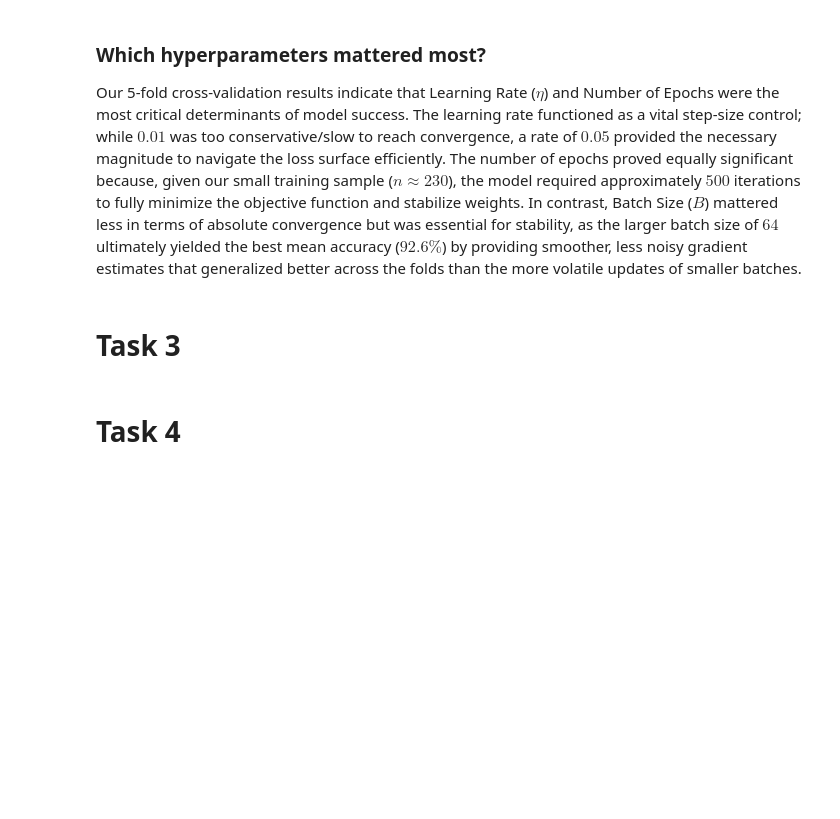
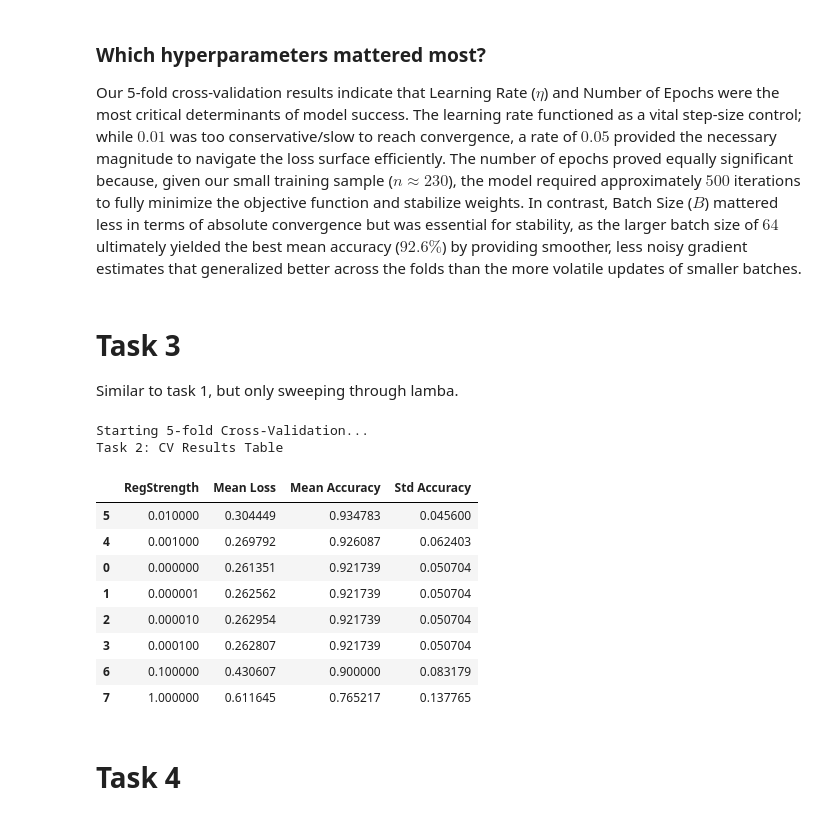
Before and after one commit to jacktheplant/assignment_2, a Jupyter notebook: assignment2.ipynb, the cells around one changed output. Drawn from its saved outputs; the diff is of its cells as text; code cells hidden in the pictures; blank space fills up the shorter version.

Commit message:
started task 3

```diff
--- a/assignment2.ipynb
+++ b/assignment2.ipynb
@@ -468,5 +468,75 @@ Task 2: CV Results Table
  Our 5-fold cross-validation results indicate that Learning Rate ($\eta$) and Number of Epochs were the most critical determinants of model success. The learning rate functioned as a vital step-size control; while $0.01$ was too conservative/slow to reach convergence, a rate of $0.05$ provided the necessary magnitude to navigate the loss surface efficiently. The number of epochs proved equally significant because, given our small training sample ($n \approx 230$), the model required approximately $500$ iterations to fully minimize the objective function and stabilize weights. In contrast, Batch Size ($B$) mattered less in terms of absolute convergence but was essential for stability, as the larger batch size of $64$ ultimately yielded the best mean accuracy ($92.6\%$) by providing smoother, less noisy gradient estimates that generalized better across the folds than the more volatile updates of smaller batches.
 # %% [markdown]
 # Task 3
+
+Similar to task 1, but only sweeping through lamba.
+# %%
+import pandas as pd
+
+# Define Hyperparameter Grid - Most of these are now constants
+learning_rate = 0.1
+batch_size = 16
+epochs = 200
+K = 5 # Number of folds
+lambdas = [0, 1e-6, 1e-5, 1e-4, 1e-3, 1e-2, 1e-1, 1]
+
+results_list = []
+
+# Create K-fold indices manually
+indices = np.arange(len(y_train))
+np.random.shuffle(indices)
+folds = np.array_split(indices, K)
+
+print(f"Starting {K}-fold Cross-Validation...")
+
+for lambda_ in lambdas:
+    fold_losses = []
+    fold_accuracies = []
+
+    for i in range(K):
+        # Split into train/val for this fold
+        val_idx = folds[i]
+        train_idx = np.concatenate([folds[j] for j in range(K) if j != i])
+
+        x_cv_train, y_cv_train = X_train[train_idx], y_train[train_idx]
+        x_cv_val, y_cv_val = X_train[val_idx], y_train[val_idx]
+
+        # Initialize and train model (using different lambdas)
+        model = LogisticRegressionSGD(learning_rate=learning_rate, epochs=epochs, batch_size=batch_size, reg_lambda=lambda_)
+        model.fit(x_cv_train, y_cv_train)
+
+        # We need to add the bias column to validation set for testing
+        x_cv_val_wb = np.column_stack([np.ones(len(x_cv_val)), x_cv_val])
+        loss = model.compute_cross_entropy_loss(x_cv_val_wb, y_cv_val)
+        preds = (model.sigmoid(np.dot(x_cv_val_wb, model.w)) >= 0.5).astype(int)
+        acc = np.mean(preds == y_cv_val)
+
+        fold_losses.append(loss)
+        fold_accuracies.append(acc)
+
+    # Record average results for this hyperparameter setting
+    results_list.append({
+        'RegStrength': lambda_,
+        'Mean Loss': np.mean(fold_losses),
+        'Mean Accuracy': np.mean(fold_accuracies),
+        'Std Accuracy': np.std(fold_accuracies)
+    })
+
+# Convert to DataFrame for the Deliverable Table
+cv_results_df = pd.DataFrame(results_list)
+print("Task 2: CV Results Table")
+cv_results_df.sort_values(by='Mean Accuracy', ascending=False)
+# %% [output]
+Starting 5-fold Cross-Validation...
+Task 2: CV Results Table
+|  | RegStrength | Mean Loss | Mean Accuracy | Std Accuracy |
+| 5 | 0.010000 | 0.304449 | 0.934783 | 0.045600 |
+| 4 | 0.001000 | 0.269792 | 0.926087 | 0.062403 |
+| 0 | 0.000000 | 0.261351 | 0.921739 | 0.050704 |
+| 1 | 0.000001 | 0.262562 | 0.921739 | 0.050704 |
+| 2 | 0.000010 | 0.262954 | 0.921739 | 0.050704 |
+| 3 | 0.000100 | 0.262807 | 0.921739 | 0.050704 |
+| 6 | 0.100000 | 0.430607 | 0.900000 | 0.083179 |
+| 7 | 1.000000 | 0.611645 | 0.765217 | 0.137765 |
 # %% [markdown]
 # Task 4
```
Also changed, not shown: parts of 3 cells of this notebook.
